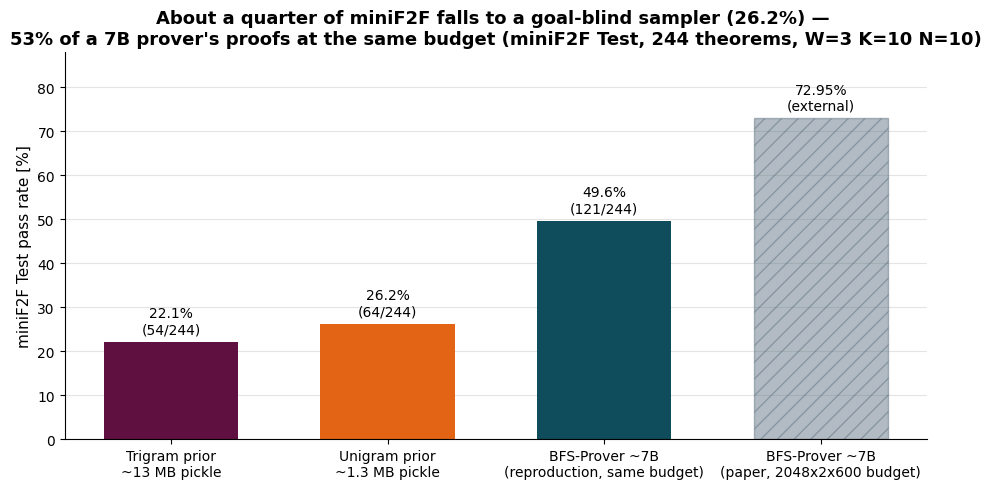
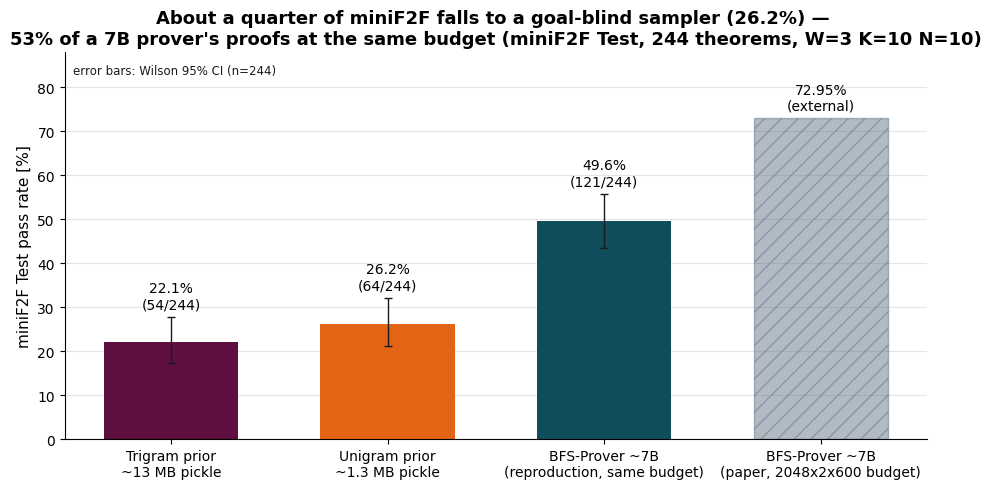
Unified diff of the notebook cell whose output changed from the first chart to the second:
--- before
+++ after
@@ -8,7 +8,18 @@
 PAPER_RATE = 72.95  # arXiv:2502.03438, miniF2F Test
 
+
+def wilson_ci(k, n, z=1.96):
+    """Wilson 95% score interval for a binomial proportion, in percent."""
+    p = k / n
+    denom = 1 + z**2 / n
+    center = (p + z**2 / (2 * n)) / denom
+    half = z * np.sqrt(p * (1 - p) / n + z**2 / (4 * n**2)) / denom
+    return 100 * (center - half), 100 * (center + half)
+
+
 labels = [r[0] for r in rows]
 rates = [100 * r[1] / r[2] if not r[4] else PAPER_RATE for r in rows]
 colors = [r[3] for r in rows]
+cis = [wilson_ci(r[1], r[2]) if not r[4] else None for r in rows]
 
 ratio = 64 / 121  # unigram solved / prover solved, same budget
@@ -20,8 +31,19 @@
 bars[-1].set_edgecolor(PALETTE[4])
 
-for bar, row, rate in zip(bars, rows, rates):
+# Wilson 95% CI error bars on the three internally-evaluated systems only.
+xs = [bar.get_x() + bar.get_width() / 2 for bar in bars]
+err_x = [x for x, ci in zip(xs, cis) if ci is not None]
+err_y = [r for r, ci in zip(rates, cis) if ci is not None]
+err = np.array(
+    [[r - ci[0], ci[1] - r] for r, ci in zip(rates, cis) if ci is not None]
+).T
+ax.errorbar(err_x, err_y, yerr=err, fmt="none", ecolor="#1A1A1A",
+            elinewidth=1.0, capsize=3, capthick=1.0)
+
+for bar, row, rate, ci in zip(bars, rows, rates, cis):
     note = (f"{rate:.2f}%\n(external)" if row[4]
             else f"{rate:.1f}%\n({row[1]}/{row[2]})")
-    ax.annotate(note, xy=(bar.get_x() + bar.get_width() / 2, rate),
+    y_anchor = ci[1] if ci is not None else rate
+    ax.annotate(note, xy=(bar.get_x() + bar.get_width() / 2, y_anchor),
                 xytext=(0, 4), textcoords="offset points",
                 ha="center", va="bottom", fontsize=10)
@@ -30,4 +52,6 @@
 ax.set_ylim(0, 88)
 style_ax(ax)
+ax.text(0.01, 0.97, "error bars: Wilson 95% CI (n=244)", transform=ax.transAxes,
+        ha="left", va="top", fontsize=8.5, color="#1A1A1A")
 ax.set_title(
     f"About a quarter of miniF2F falls to a goal-blind sampler ({100 * 64 / 244:.1f}%) — \n"
@@ -40,2 +64,7 @@
 print(f"unigram/prover solved ratio at equal budget: 64/121 = {ratio:.1%}")
 print(f"pass-rate ratio: 26.2 / 49.6 = {26.2 / 49.6:.1%}")
+for row, ci in zip(rows, cis):
+    if ci is not None:
+        rate = 100 * row[1] / row[2]
+        name = row[0].split(chr(10))[0]
+        print(f"{name}: {rate:.1f}% Wilson 95% CI [{ci[0]:.1f}%, {ci[1]:.1f}%]")

Commit: Statistical hygiene: Wilson 95% CIs, honest unigram-trigram comparison, artifact smoke test